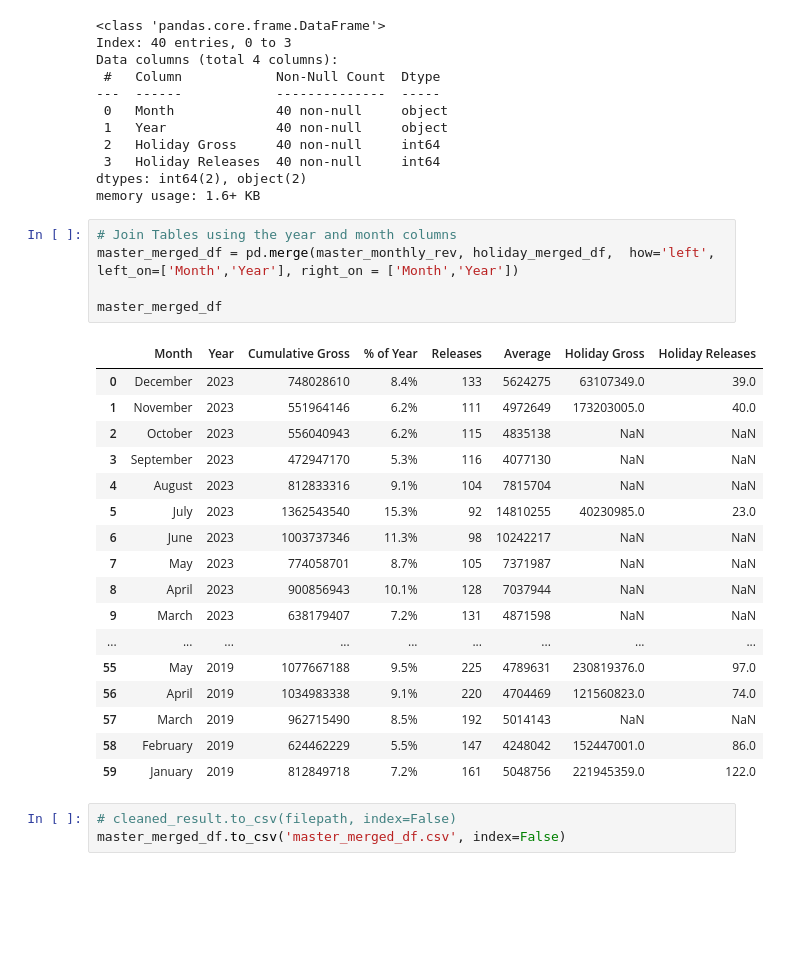
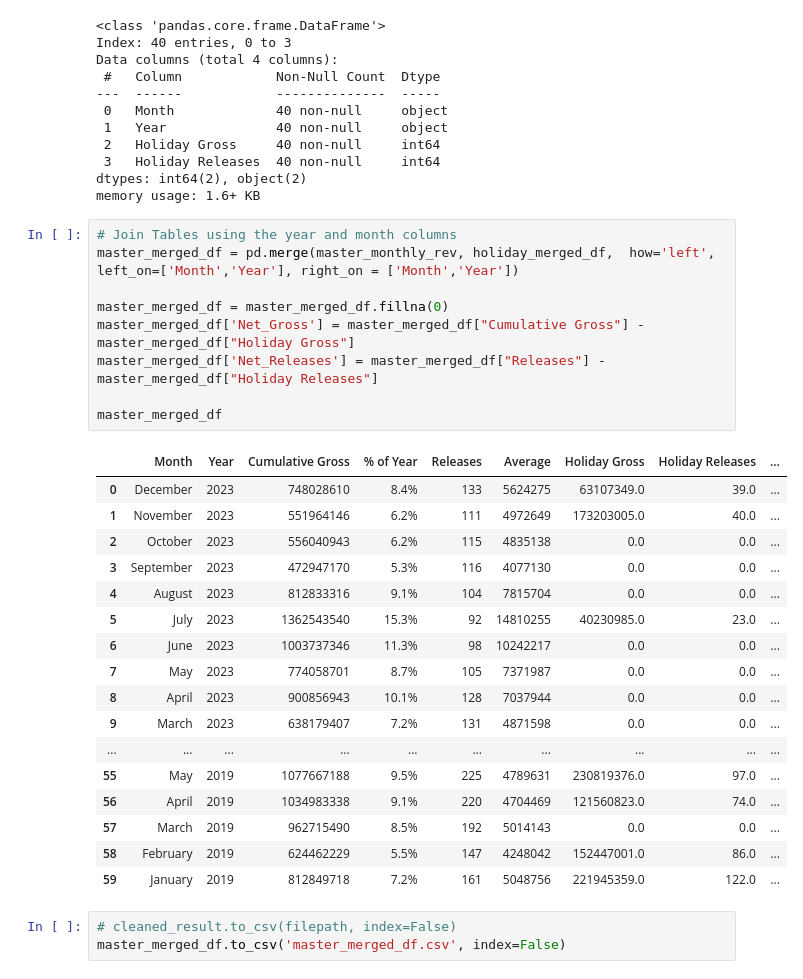
Before and after one commit to StarkArk/SnapCinema_2023, a Jupyter notebook: holidays_2019-2023_etl.ipynb, the cells around one changed output. Saved outputs shown, nothing was run; the diff lists cells and outputs as text; blank space fills up the shorter version.

```diff
--- a/holidays_2019-2023_etl.ipynb
+++ b/holidays_2019-2023_etl.ipynb
@@ -1147,26 +1147,30 @@ memory usage: 1.6+ KB
 # %%
 # Join Tables using the year and month columns
 master_merged_df = pd.merge(master_monthly_rev, holiday_merged_df,  how='left', left_on=['Month','Year'], right_on = ['Month','Year'])
 
+master_merged_df = master_merged_df.fillna(0)
+master_merged_df['Net_Gross'] = master_merged_df["Cumulative Gross"] - master_merged_df["Holiday Gross"]
+master_merged_df['Net_Releases'] = master_merged_df["Releases"] - master_merged_df["Holiday Releases"]
+
 master_merged_df
 # %% [output]
-|  | Month | Year | Cumulative Gross | % of Year | Releases | Average | Holiday Gross | Holiday Releases |
-| 0 | December | 2023 | 748028610 | 8.4% | 133 | 5624275 | 63107349.0 | 39.0 |
-| 1 | November | 2023 | 551964146 | 6.2% | 111 | 4972649 | 173203005.0 | 40.0 |
-| 2 | October | 2023 | 556040943 | 6.2% | 115 | 4835138 | NaN | NaN |
-| 3 | September | 2023 | 472947170 | 5.3% | 116 | 4077130 | NaN | NaN |
-| 4 | August | 2023 | 812833316 | 9.1% | 104 | 7815704 | NaN | NaN |
-| 5 | July | 2023 | 1362543540 | 15.3% | 92 | 14810255 | 40230985.0 | 23.0 |
-| 6 | June | 2023 | 1003737346 | 11.3% | 98 | 10242217 | NaN | NaN |
-| 7 | May | 2023 | 774058701 | 8.7% | 105 | 7371987 | NaN | NaN |
-| 8 | April | 2023 | 900856943 | 10.1% | 128 | 7037944 | NaN | NaN |
-| 9 | March | 2023 | 638179407 | 7.2% | 131 | 4871598 | NaN | NaN |
-| ... | ... | ... | ... | ... | ... | ... | ... | ... |
-| 55 | May | 2019 | 1077667188 | 9.5% | 225 | 4789631 | 230819376.0 | 97.0 |
-| 56 | April | 2019 | 1034983338 | 9.1% | 220 | 4704469 | 121560823.0 | 74.0 |
-| 57 | March | 2019 | 962715490 | 8.5% | 192 | 5014143 | NaN | NaN |
-| 58 | February | 2019 | 624462229 | 5.5% | 147 | 4248042 | 152447001.0 | 86.0 |
-| 59 | January | 2019 | 812849718 | 7.2% | 161 | 5048756 | 221945359.0 | 122.0 |
+|  | Month | Year | Cumulative Gross | % of Year | Releases | Average | Holiday Gross | Holiday Releases | ... |
+| 0 | December | 2023 | 748028610 | 8.4% | 133 | 5624275 | 63107349.0 | 39.0 | ... |
+| 1 | November | 2023 | 551964146 | 6.2% | 111 | 4972649 | 173203005.0 | 40.0 | ... |
+| 2 | October | 2023 | 556040943 | 6.2% | 115 | 4835138 | 0.0 | 0.0 | ... |
+| 3 | September | 2023 | 472947170 | 5.3% | 116 | 4077130 | 0.0 | 0.0 | ... |
+| 4 | August | 2023 | 812833316 | 9.1% | 104 | 7815704 | 0.0 | 0.0 | ... |
+| 5 | July | 2023 | 1362543540 | 15.3% | 92 | 14810255 | 40230985.0 | 23.0 | ... |
+| 6 | June | 2023 | 1003737346 | 11.3% | 98 | 10242217 | 0.0 | 0.0 | ... |
+| 7 | May | 2023 | 774058701 | 8.7% | 105 | 7371987 | 0.0 | 0.0 | ... |
+| 8 | April | 2023 | 900856943 | 10.1% | 128 | 7037944 | 0.0 | 0.0 | ... |
+| 9 | March | 2023 | 638179407 | 7.2% | 131 | 4871598 | 0.0 | 0.0 | ... |
+| ... | ... | ... | ... | ... | ... | ... | ... | ... | ... |
+| 55 | May | 2019 | 1077667188 | 9.5% | 225 | 4789631 | 230819376.0 | 97.0 | ... |
+| 56 | April | 2019 | 1034983338 | 9.1% | 220 | 4704469 | 121560823.0 | 74.0 | ... |
+| 57 | March | 2019 | 962715490 | 8.5% | 192 | 5014143 | 0.0 | 0.0 | ... |
+| 58 | February | 2019 | 624462229 | 5.5% | 147 | 4248042 | 152447001.0 | 86.0 | ... |
+| 59 | January | 2019 | 812849718 | 7.2% | 161 | 5048756 | 221945359.0 | 122.0 | ... |
 # %%
 # cleaned_result.to_csv(filepath, index=False)
 master_merged_df.to_csv('master_merged_df.csv', index=False)
```
Also changed, not shown: 5 other files.
